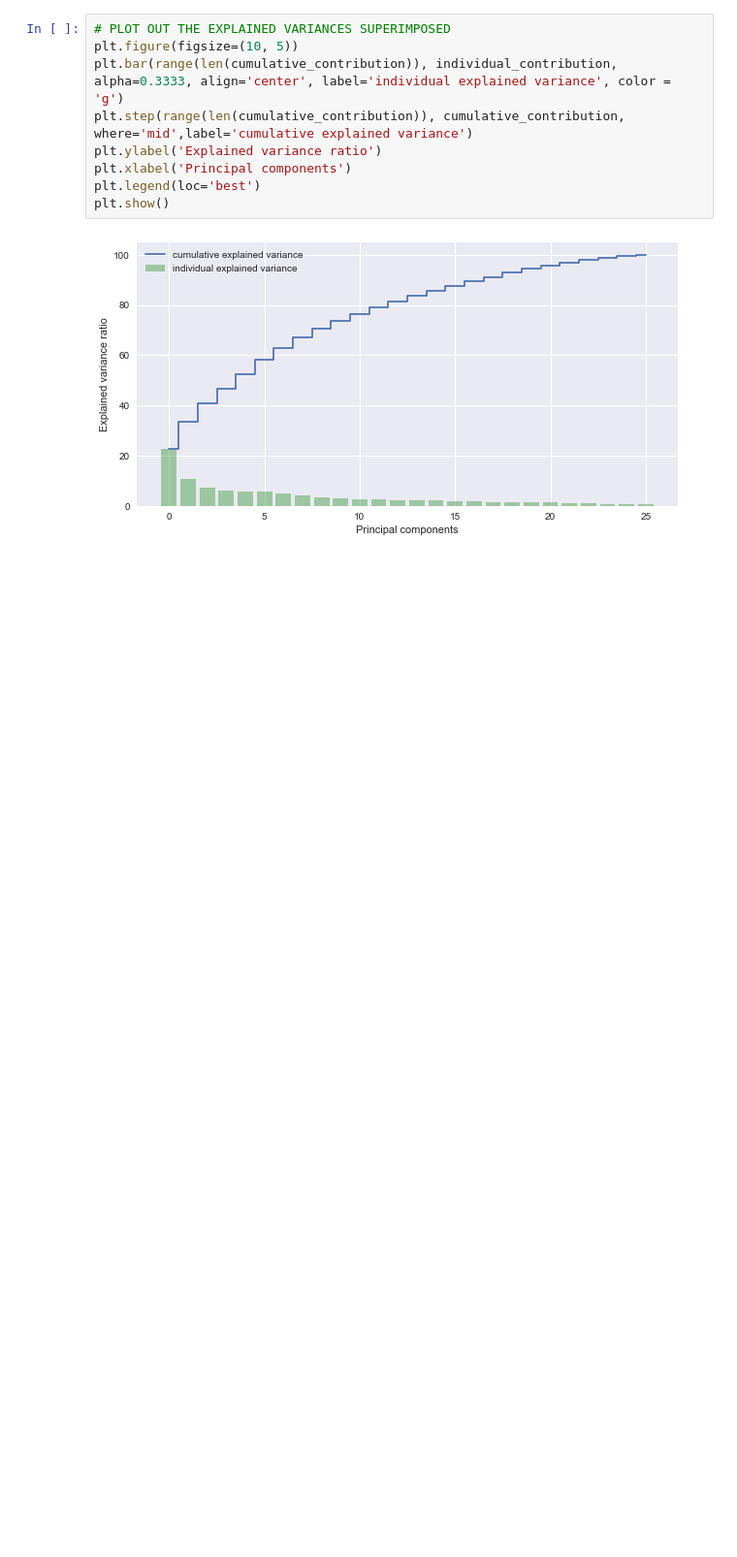
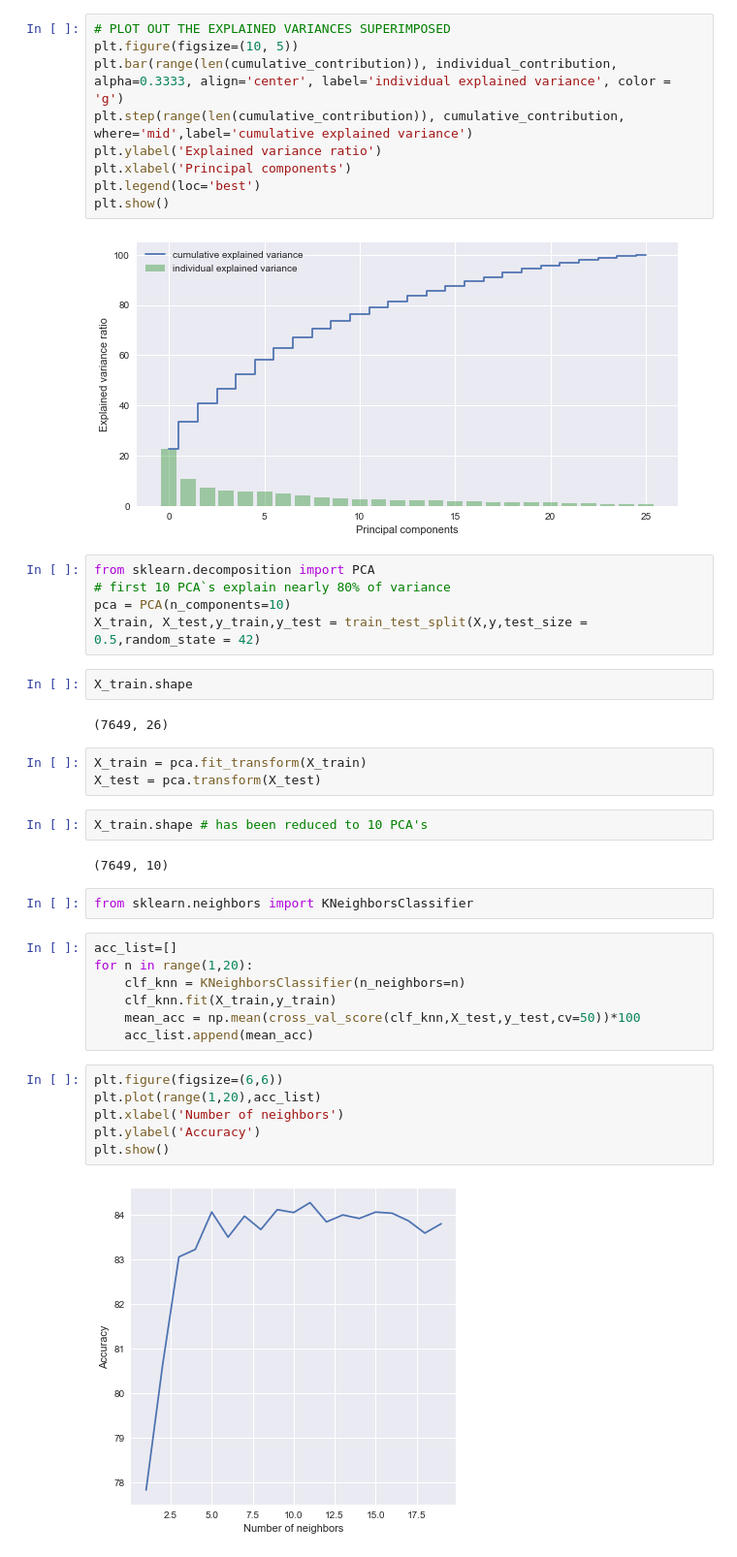
Before and after one commit to pavlafuxova/TFM, a Jupyter notebook: word_count_classifier.ipynb, the cells around one changed output. Shown at 97% size. Drawn from its saved outputs; the diff is of its cells as text; blank space fills up the shorter version.

Commit message:
k nearest neighbor

```diff
--- a/word_count_classifier.ipynb
+++ b/word_count_classifier.ipynb
@@ -658,3 +658,36 @@ plt.legend(loc='best')
 plt.show()
 # %% [output]
 [figure]
+# %%
+from sklearn.decomposition import PCA
+# first 10 PCA`s explain nearly 80% of variance
+pca = PCA(n_components=10)
+X_train, X_test,y_train,y_test = train_test_split(X,y,test_size = 0.5,random_state = 42)
+# %%
+X_train.shape
+# %% [output]
+(7649, 26)
+# %%
+X_train = pca.fit_transform(X_train)
+X_test = pca.transform(X_test)
+# %%
+X_train.shape # has been reduced to 10 PCA's
+# %% [output]
+(7649, 10)
+# %%
+from sklearn.neighbors import KNeighborsClassifier
+# %%
+acc_list=[]
+for n in range(1,20):
+    clf_knn = KNeighborsClassifier(n_neighbors=n)
+    clf_knn.fit(X_train,y_train)
+    mean_acc = np.mean(cross_val_score(clf_knn,X_test,y_test,cv=50))*100
+    acc_list.append(mean_acc)
+# %%
+plt.figure(figsize=(6,6))
+plt.plot(range(1,20),acc_list)
+plt.xlabel('Number of neighbors')
+plt.ylabel('Accuracy')
+plt.show()
+# %% [output]
+[figure, added]
```
Also changed, not shown: parts of 7 cells of this notebook.
